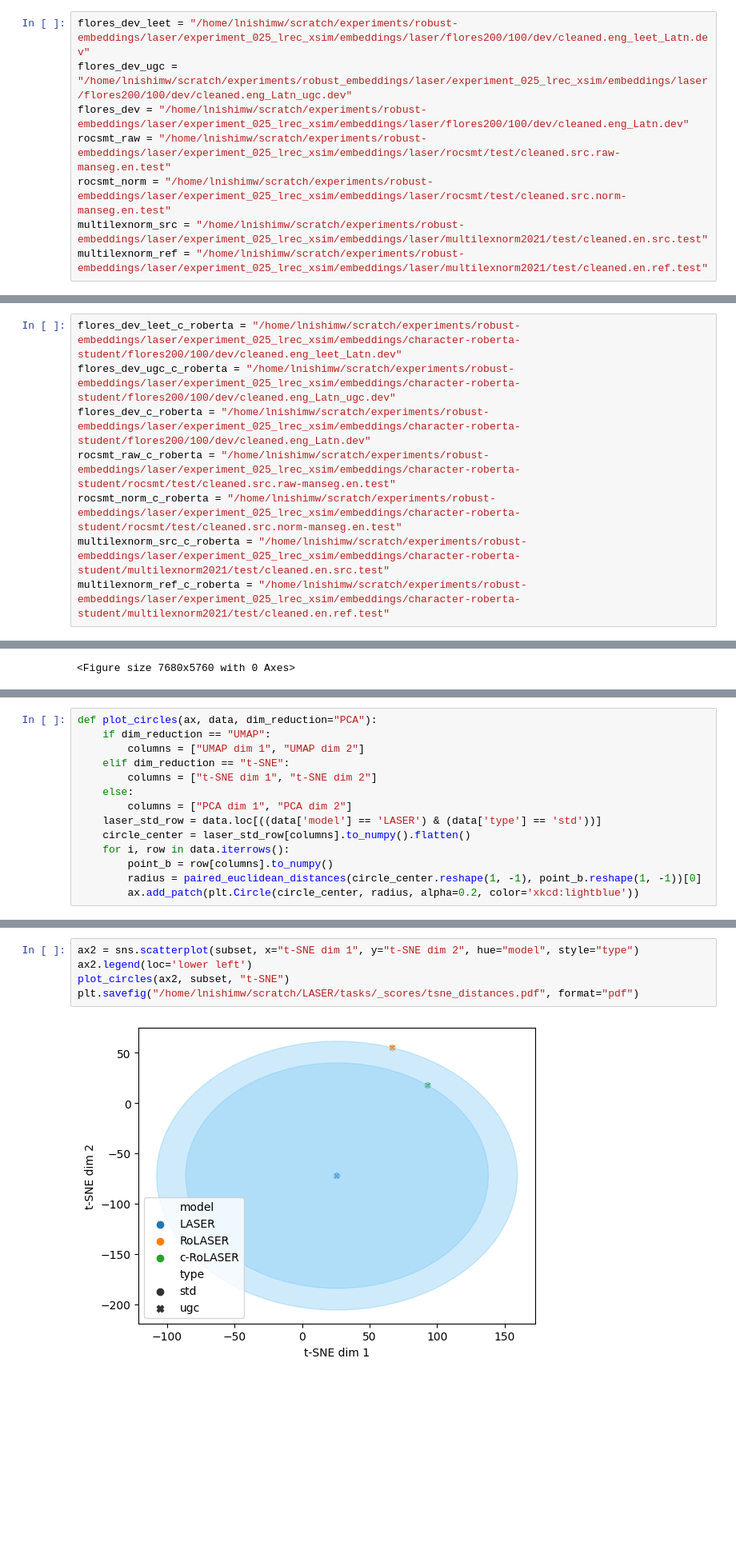
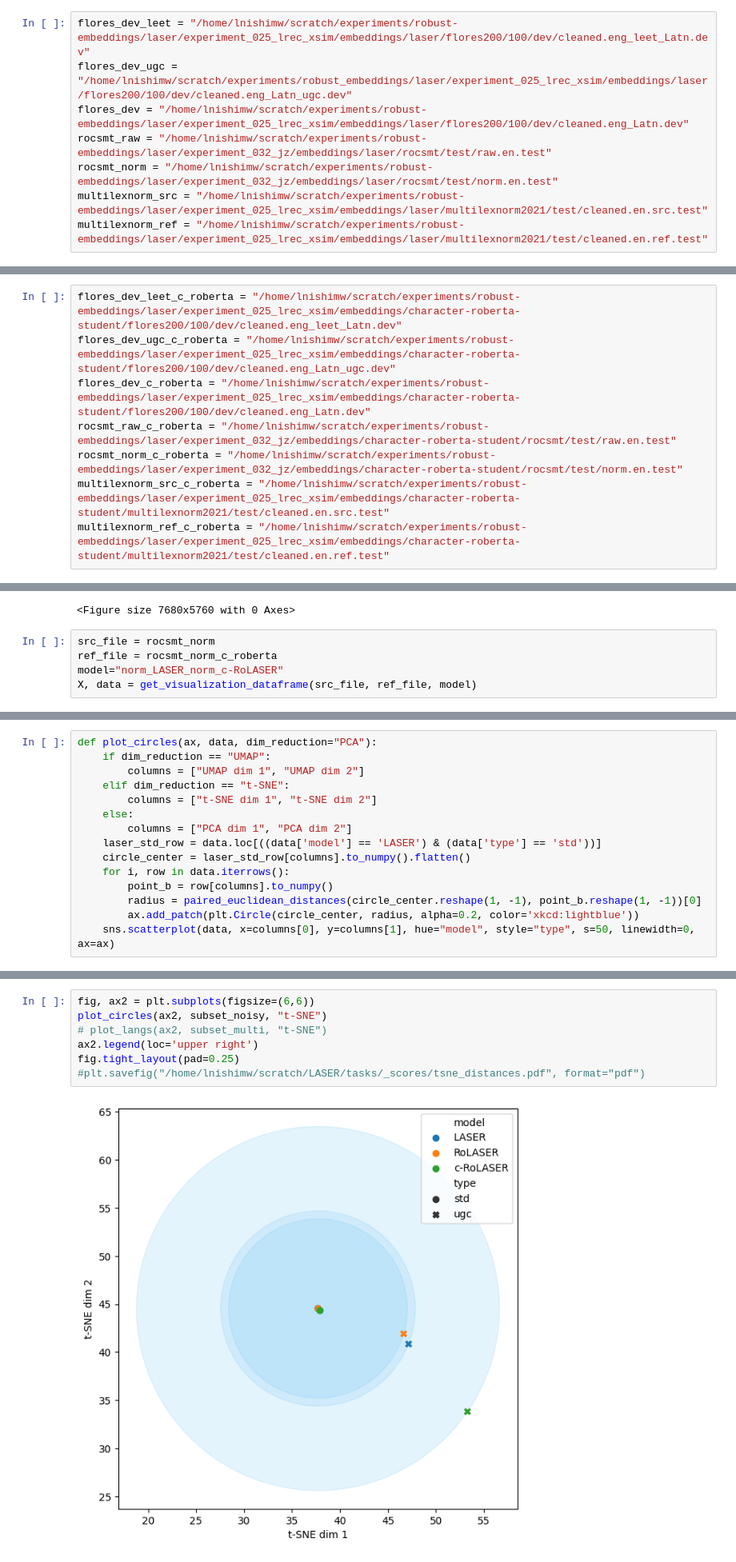
Before and after one commit to lydianish/LASER, a Jupyter notebook: tasks/draft.ipynb, the cells around one changed output, grey strips where cells are left out. Shown at 80% size. Saved outputs shown, nothing was run; the diff lists cells and outputs as text; blank space fills up the shorter version.

```diff
--- a/tasks/draft.ipynb
+++ b/tasks/draft.ipynb
@@ -328,8 +328,8 @@ def get_visualization_dataframe(src_file, ref_file, model, seed=0):
 flores_dev_leet = "/home/lnishimw/scratch/experiments/robust-embeddings/laser/experiment_025_lrec_xsim/embeddings/laser/flores200/100/dev/cleaned.eng_leet_Latn.dev"
 flores_dev_ugc = "/home/lnishimw/scratch/experiments/robust_embeddings/laser/experiment_025_lrec_xsim/embeddings/laser/flores200/100/dev/cleaned.eng_Latn_ugc.dev"
 flores_dev = "/home/lnishimw/scratch/experiments/robust-embeddings/laser/experiment_025_lrec_xsim/embeddings/laser/flores200/100/dev/cleaned.eng_Latn.dev"
-rocsmt_raw = "/home/lnishimw/scratch/experiments/robust-embeddings/laser/experiment_025_lrec_xsim/embeddings/laser/rocsmt/test/cleaned.src.raw-manseg.en.test"
-rocsmt_norm = "/home/lnishimw/scratch/experiments/robust-embeddings/laser/experiment_025_lrec_xsim/embeddings/laser/rocsmt/test/cleaned.src.norm-manseg.en.test"
+rocsmt_raw = "/home/lnishimw/scratch/experiments/robust-embeddings/laser/experiment_032_jz/embeddings/laser/rocsmt/test/raw.en.test"
+rocsmt_norm = "/home/lnishimw/scratch/experiments/robust-embeddings/laser/experiment_032_jz/embeddings/laser/rocsmt/test/norm.en.test"
 multilexnorm_src = "/home/lnishimw/scratch/experiments/robust-embeddings/laser/experiment_025_lrec_xsim/embeddings/laser/multilexnorm2021/test/cleaned.en.src.test"
 multilexnorm_ref = "/home/lnishimw/scratch/experiments/robust-embeddings/laser/experiment_025_lrec_xsim/embeddings/laser/multilexnorm2021/test/cleaned.en.ref.test"
 # %%
@@ -344,7 +344,7 @@ multilexnorm_ref_roberta = "/home/lnishimw/scratch/experiments/robust-embeddings
 flores_dev_leet_c_roberta = "/home/lnishimw/scratch/experiments/robust-embeddings/laser/experiment_025_lrec_xsim/embeddings/character-roberta-student/flores200/100/dev/cleaned.eng_leet_Latn.dev"
 flores_dev_ugc_c_roberta = "/home/lnishimw/scratch/experiments/robust-embeddings/laser/experiment_025_lrec_xsim/embeddings/character-roberta-student/flores200/100/dev/cleaned.eng_Latn_ugc.dev"
 flores_dev_c_roberta = "/home/lnishimw/scratch/experiments/robust-embeddings/laser/experiment_025_lrec_xsim/embeddings/character-roberta-student/flores200/100/dev/cleaned.eng_Latn.dev"
-rocsmt_raw_c_roberta = "/home/lnishimw/scratch/experiments/robust-embeddings/laser/experiment_025_lrec_xsim/embeddings/character-roberta-student/rocsmt/test/cleaned.src.raw-manseg.en.test"
-rocsmt_norm_c_roberta = "/home/lnishimw/scratch/experiments/robust-embeddings/laser/experiment_025_lrec_xsim/embeddings/character-roberta-student/rocsmt/test/cleaned.src.norm-manseg.en.test"
+rocsmt_raw_c_roberta = "/home/lnishimw/scratch/experiments/robust-embeddings/laser/experiment_032_jz/embeddings/character-roberta-student/rocsmt/test/raw.en.test"
+rocsmt_norm_c_roberta = "/home/lnishimw/scratch/experiments/robust-embeddings/laser/experiment_032_jz/embeddings/character-roberta-student/rocsmt/test/norm.en.test"
 multilexnorm_src_c_roberta = "/home/lnishimw/scratch/experiments/robust-embeddings/laser/experiment_025_lrec_xsim/embeddings/character-roberta-student/multilexnorm2021/test/cleaned.en.src.test"
 multilexnorm_ref_c_roberta = "/home/lnishimw/scratch/experiments/robust-embeddings/laser/experiment_025_lrec_xsim/embeddings/character-roberta-student/multilexnorm2021/test/cleaned.en.ref.test"
@@ -358,5 +355,10 @@ plt.figure(dpi=1200)
 # %% [output]
 <Figure size 7680x5760 with 0 Axes>
 <Figure size 7680x5760 with 0 Axes>
+# %%
+src_file = rocsmt_norm
+ref_file = rocsmt_norm_c_roberta
+model="norm_LASER_norm_c-RoLASER"
+X, data = get_visualization_dataframe(src_file, ref_file, model)
 # %%
 sns.pairplot(data[["PCA dim 1", "PCA dim 2", "type"]], hue="type")
@@ -410,3 +391,4 @@ def plot_circles(ax, data, dim_reduction="PCA"):
         point_b = row[columns].to_numpy()
         radius = paired_euclidean_distances(circle_center.reshape(1, -1), point_b.reshape(1, -1))[0]
         ax.add_patch(plt.Circle(circle_center, radius, alpha=0.2, color='xkcd:lightblue'))
+    sns.scatterplot(data, x=columns[0], y=columns[1], hue="model", style="type", s=50, linewidth=0, ax=ax)
@@ -466,7 +546,9 @@ plt.savefig("/home/lnishimw/scratch/LASER/tasks/_scores/pca_distances.pdf", form
 # %%
-ax2 = sns.scatterplot(subset, x="t-SNE dim 1", y="t-SNE dim 2", hue="model", style="type")
-ax2.legend(loc='lower left')
-plot_circles(ax2, subset, "t-SNE")
-plt.savefig("/home/lnishimw/scratch/LASER/tasks/_scores/tsne_distances.pdf", format="pdf")
+fig, ax2 = plt.subplots(figsize=(6,6))
+plot_circles(ax2, subset_noisy, "t-SNE")
+# plot_langs(ax2, subset_multi, "t-SNE")
+ax2.legend(loc='upper right')
+fig.tight_layout(pad=0.25)
+#plt.savefig("/home/lnishimw/scratch/LASER/tasks/_scores/tsne_distances.pdf", format="pdf")
 # %% [output]
-[figure, old version]
+[figure, new version]
```
Also changed, not shown: parts of 29 cells of this notebook, 1 other file.
